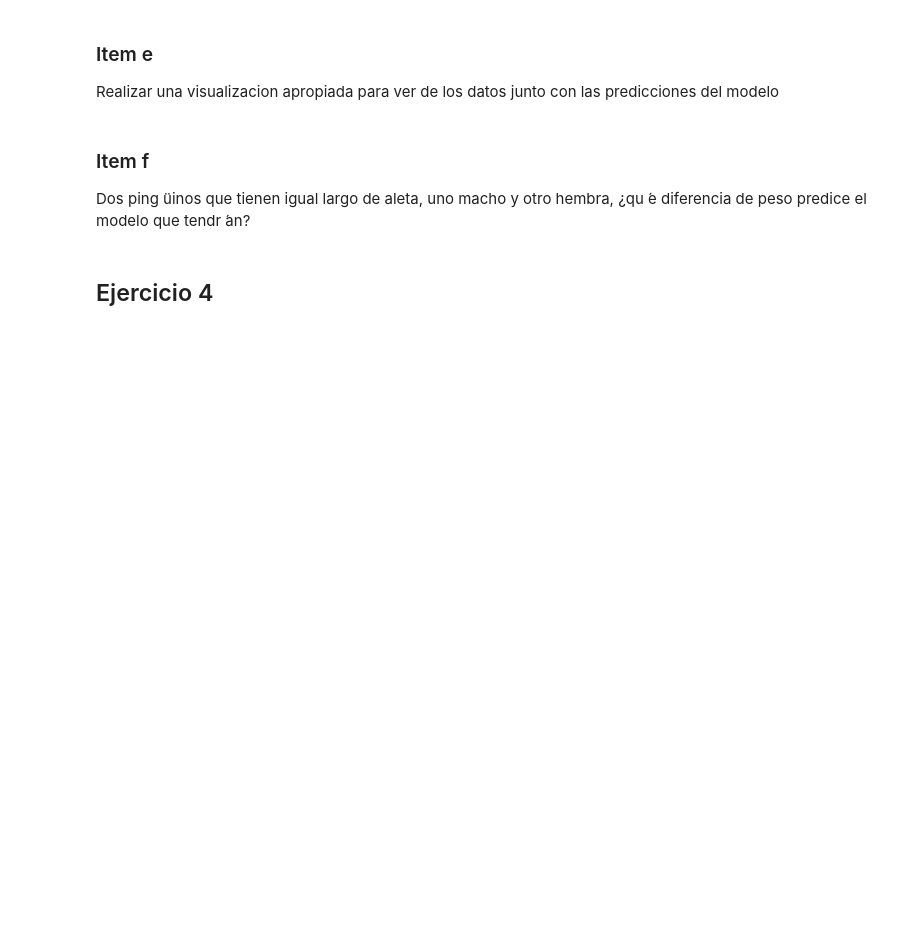
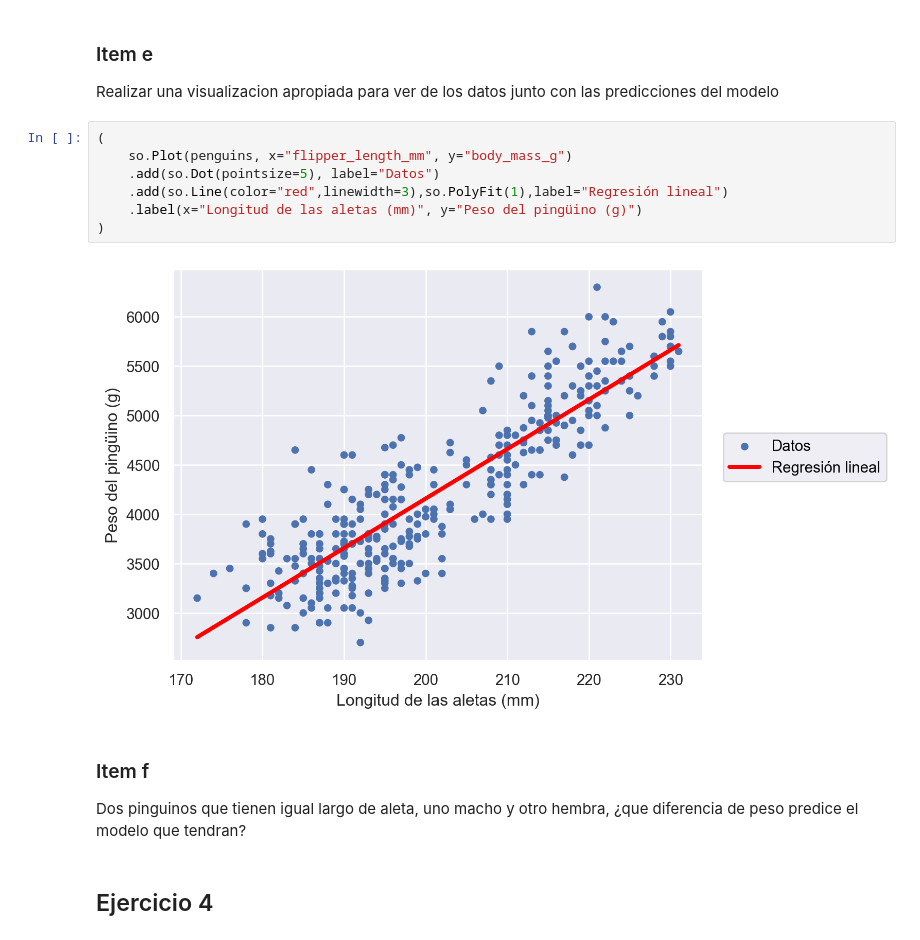
Before and after one commit to Gabrielnm7/Laboratorio-de-Datos1C24, a Jupyter notebook: Practicas/practica5.ipynb, the cells around one changed output. Saved outputs shown, nothing was run; the diff lists cells and outputs as text; blank space fills up the shorter version.

```diff
--- a/Practicas/practica5.ipynb
+++ b/Practicas/practica5.ipynb
@@ -298,10 +360,18 @@ penguins.head()
 # %% [markdown]
 ### Item e
 Realizar una visualizacion apropiada para ver de los datos junto con las predicciones del modelo
+# %%
+(
+    so.Plot(penguins, x="flipper_length_mm", y="body_mass_g")
+    .add(so.Dot(pointsize=5), label="Datos")
+    .add(so.Line(color="red",linewidth=3),so.PolyFit(1),label="Regresión lineal")
+    .label(x="Longitud de las aletas (mm)", y="Peso del pingüino (g)")
+)
+# %% [output]
+[figure, added]
 # %% [markdown]
 ### Item f
-Dos ping ̈uinos que tienen igual largo de aleta, uno macho y otro hembra, ¿qu ́e diferencia
-de peso predice el modelo que tendr ́an?
+Dos pinguinos que tienen igual largo de aleta, uno macho y otro hembra, ¿que diferencia de peso predice el modelo que tendran?
 # %% [markdown]
 ## Ejercicio 4
 # %% [markdown]
```
Also changed, not shown: parts of 10 cells of this notebook, 1 other file.
